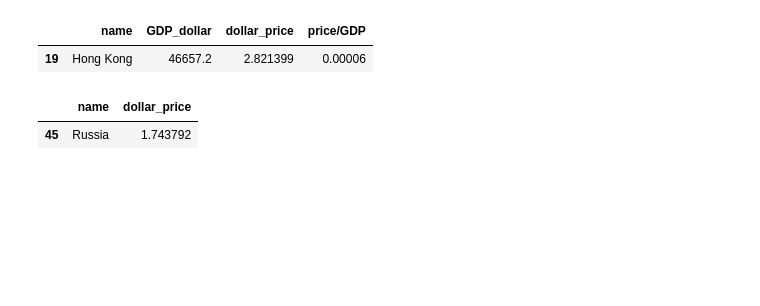
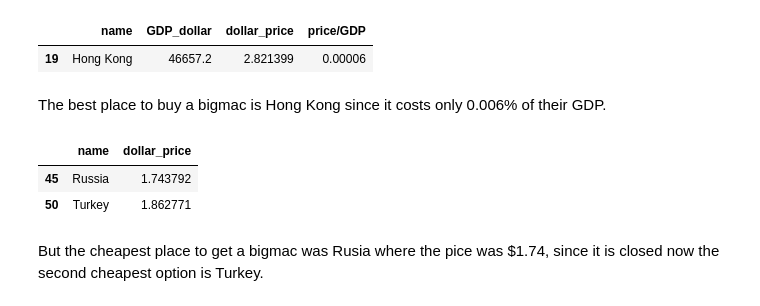
Before and after one commit to JuanNavarro-DD/DDChallengeBigmac, a Jupyter notebook: notebook.ipynb, the cells around one changed output. Drawn from its saved outputs; the diff is of its cells as text; code cells hidden in the pictures; blank space fills up the shorter version.

```diff
--- a/notebook.ipynb
+++ b/notebook.ipynb
@@ -173,8 +155,13 @@ most_recent[['name','GDP_dollar','dollar_price','price/GDP']][most_recent['price
 # %% [output]
 |  | name | GDP_dollar | dollar_price | price/GDP |
 | 19 | Hong Kong | 46657.2 | 2.821399 | 0.00006 |
-# %%
-most_recent[['name','dollar_price']][most_recent['dollar_price']==most_recent['dollar_price'].min()]
-# %% [output]
-|  | name | dollar_price |
-| 45 | Russia | 1.743792 |
+# %% [markdown]
+The best place to buy a bigmac is Hong Kong since it costs only 0.006% of their GDP.
+# %%
+most_recent.nsmallest(2,'dollar_price')[['name','dollar_price']]
+# %% [output]
+|  | name | dollar_price |
+| 45 | Russia | 1.743792 |
+| 50 | Turkey | 1.862771 |
+# %% [markdown]
+But the cheapest place to get a bigmac was Rusia where the pice was $1.74, since it is closed now the second cheapest option is Turkey.
```
Also changed, not shown: parts of 11 cells of this notebook.
